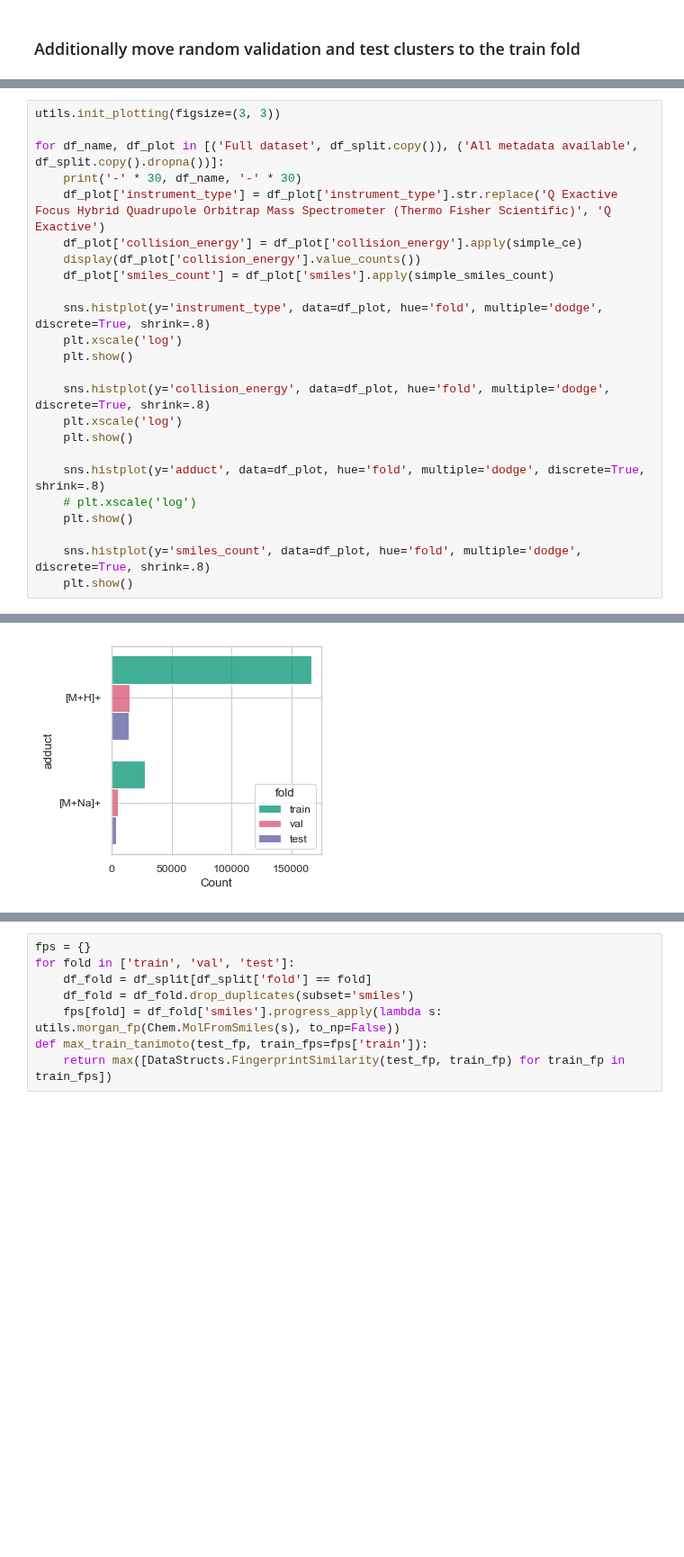
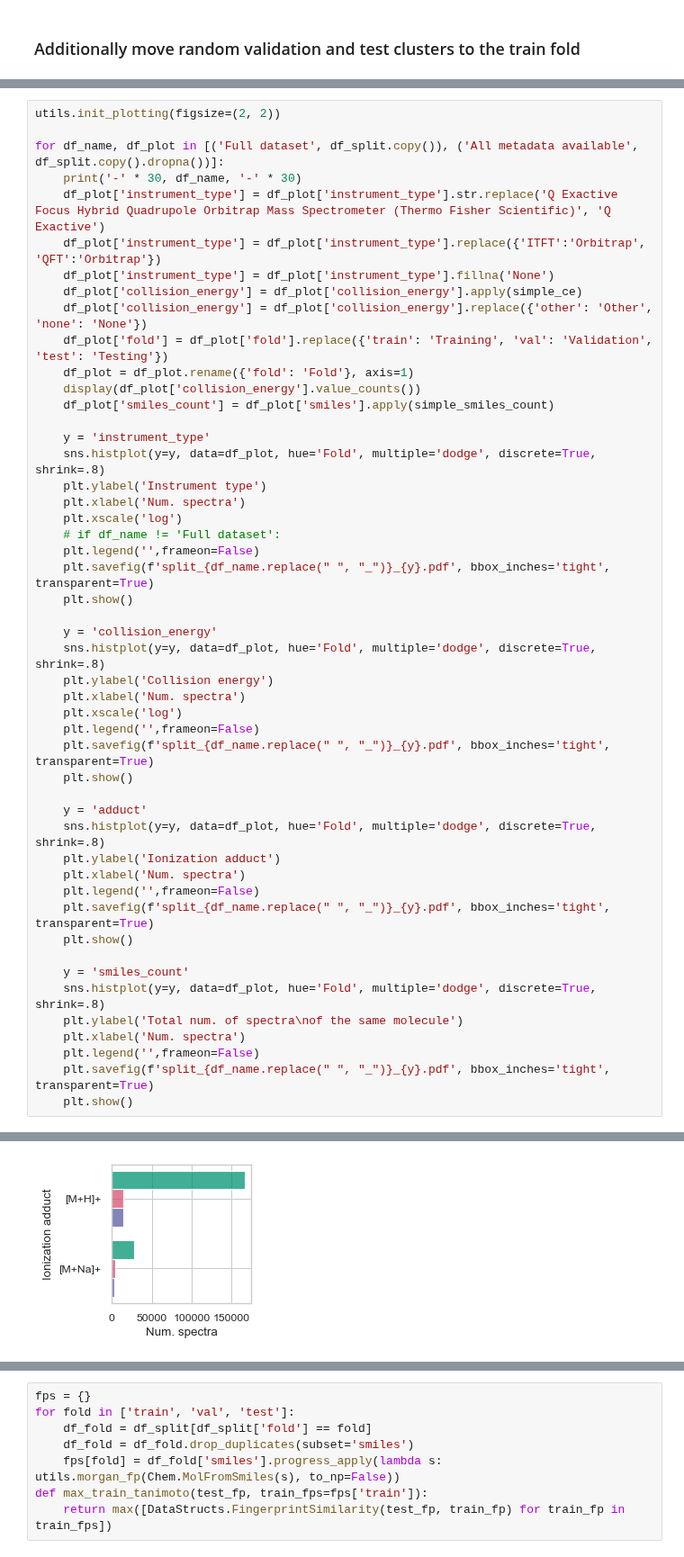
Before and after one commit to pluskal-lab/MassSpecGym, a Jupyter notebook: notebooks/dataset_construction/5_split.ipynb, the cells around one changed output, grey strips where cells are left out. Shown at 90% size. Cells and saved outputs as stored; diff of their text form; blank space fills up the shorter version.

Commit message:
Refactor tables in `5_split.ipynb`

```diff
--- a/notebooks/dataset_construction/5_split.ipynb
+++ b/notebooks/dataset_construction/5_split.ipynb
@@ -241,26 +264,51 @@ All metadata available (percentage=True)
 # %%
-utils.init_plotting(figsize=(3, 3))
+utils.init_plotting(figsize=(2, 2))
 
 for df_name, df_plot in [('Full dataset', df_split.copy()), ('All metadata available', df_split.copy().dropna())]:
     print('-' * 30, df_name, '-' * 30)
     df_plot['instrument_type'] = df_plot['instrument_type'].str.replace('Q Exactive Focus Hybrid Quadrupole Orbitrap Mass Spectrometer (Thermo Fisher Scientific)', 'Q Exactive')
+    df_plot['instrument_type'] = df_plot['instrument_type'].replace({'ITFT':'Orbitrap', 'QFT':'Orbitrap'})
+    df_plot['instrument_type'] = df_plot['instrument_type'].fillna('None')
     df_plot['collision_energy'] = df_plot['collision_energy'].apply(simple_ce)
+    df_plot['collision_energy'] = df_plot['collision_energy'].replace({'other': 'Other', 'none': 'None'})
+    df_plot['fold'] = df_plot['fold'].replace({'train': 'Training', 'val': 'Validation', 'test': 'Testing'})
+    df_plot = df_plot.rename({'fold': 'Fold'}, axis=1)
     display(df_plot['collision_energy'].value_counts())
     df_plot['smiles_count'] = df_plot['smiles'].apply(simple_smiles_count)
 
-    sns.histplot(y='instrument_type', data=df_plot, hue='fold', multiple='dodge', discrete=True, shrink=.8)
+    y = 'instrument_type'
+    sns.histplot(y=y, data=df_plot, hue='Fold', multiple='dodge', discrete=True, shrink=.8)
+    plt.ylabel('Instrument type')
+    plt.xlabel('Num. spectra')
     plt.xscale('log')
+    # if df_name != 'Full dataset':
+    plt.legend('',frameon=False)
+    plt.savefig(f'split_{df_name.replace(" ", "_")}_{y}.pdf', bbox_inches='tight', transparent=True)
     plt.show()
 
-    sns.histplot(y='collision_energy', data=df_plot, hue='fold', multiple='dodge', discrete=True, shrink=.8)
+    y = 'collision_energy'
+    sns.histplot(y=y, data=df_plot, hue='Fold', multiple='dodge', discrete=True, shrink=.8)
+    plt.ylabel('Collision energy')
+    plt.xlabel('Num. spectra')
     plt.xscale('log')
+    plt.legend('',frameon=False)
+    plt.savefig(f'split_{df_name.replace(" ", "_")}_{y}.pdf', bbox_inches='tight', transparent=True)
     plt.show()
 
-    sns.histplot(y='adduct', data=df_plot, hue='fold', multiple='dodge', discrete=True, shrink=.8)
-    # plt.xscale('log')
+    y = 'adduct'
+    sns.histplot(y=y, data=df_plot, hue='Fold', multiple='dodge', discrete=True, shrink=.8)
+    plt.ylabel('Ionization adduct')
+    plt.xlabel('Num. spectra')
+    plt.legend('',frameon=False)
+    plt.savefig(f'split_{df_name.replace(" ", "_")}_{y}.pdf', bbox_inches='tight', transparent=True)
     plt.show()
 
-    sns.histplot(y='smiles_count', data=df_plot, hue='fold', multiple='dodge', discrete=True, shrink=.8)
+    y = 'smiles_count'
+    sns.histplot(y=y, data=df_plot, hue='Fold', multiple='dodge', discrete=True, shrink=.8)
+    plt.ylabel('Total num. of spectra\nof the same molecule')
+    plt.xlabel('Num. spectra')
+    plt.legend('',frameon=False)
+    plt.savefig(f'split_{df_name.replace(" ", "_")}_{y}.pdf', bbox_inches='tight', transparent=True)
     plt.show()
 # %% [output]
 ------------------------------ Full dataset ------------------------------
@@ -278 +326 @@ Name: count, dtype: int64
-[figure, old version]
+[figure, new version]
```
Also changed, not shown: parts of 12 cells of this notebook.
